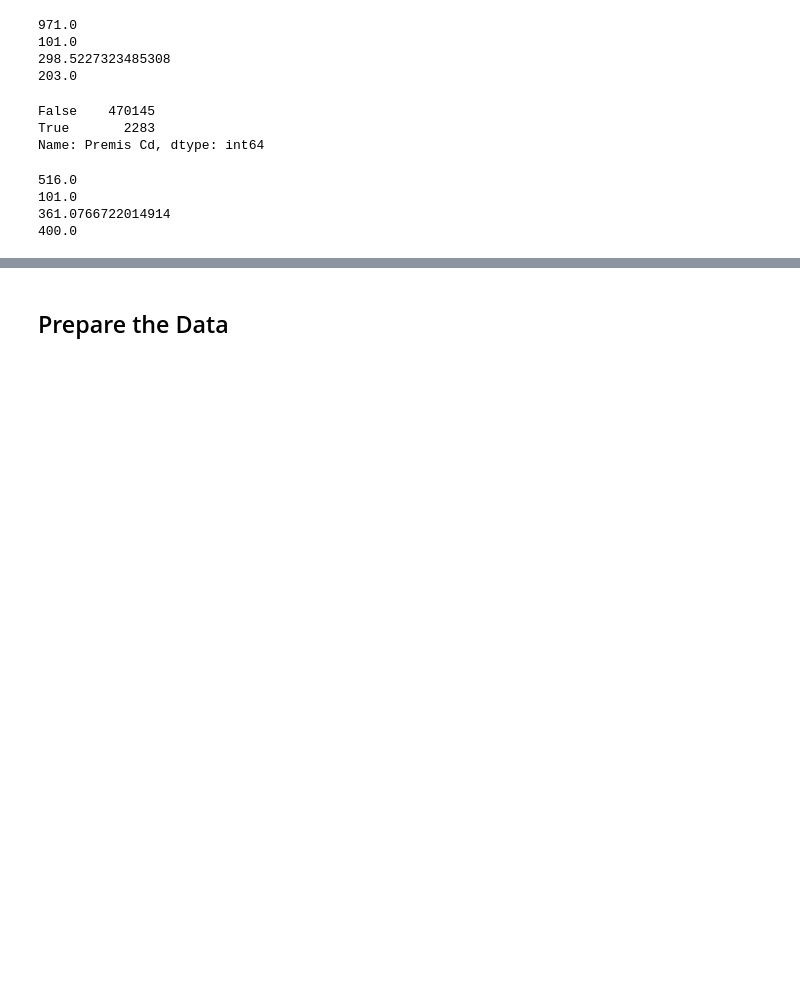
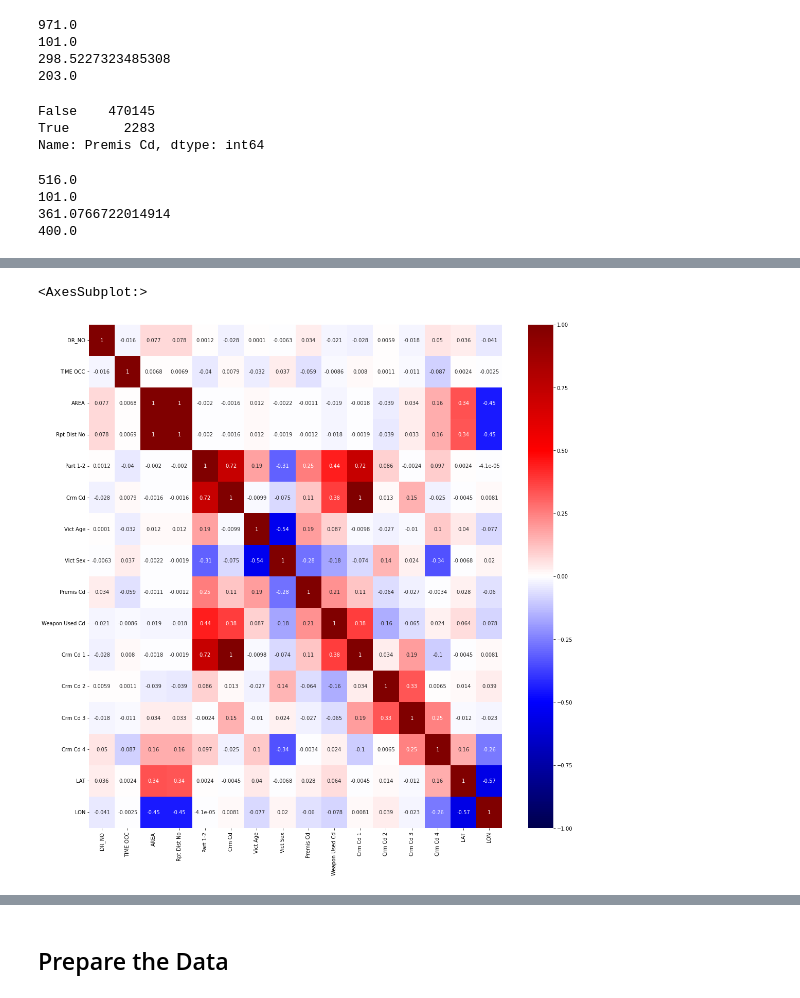
Before and after one commit to cojitamboe15/LACrimeDataML, a Jupyter notebook: LACrimeML.ipynb, the cells around one changed output, grey strips where cells are left out. Drawn from its saved outputs; the diff is of its cells as text; code cells hidden in the pictures; blank space fills up the shorter version.

```diff
--- a/LACrimeML.ipynb
+++ b/LACrimeML.ipynb
@@ -400,3 +451,10 @@ print(copy["Weapon Used Cd"].median())
+# %%
+# view the linear correlations of the dataset
+plt.figure(figsize=(18, 18))
+sns.heatmap(copy.corr(), annot=True, vmin=-1, vmax=1, cmap='seismic')
+# %% [output]
+<AxesSubplot:>
+[figure, added]
 # %% [markdown]
 Summary
 ==========
```
Also changed, not shown: parts of 22 cells of this notebook.
